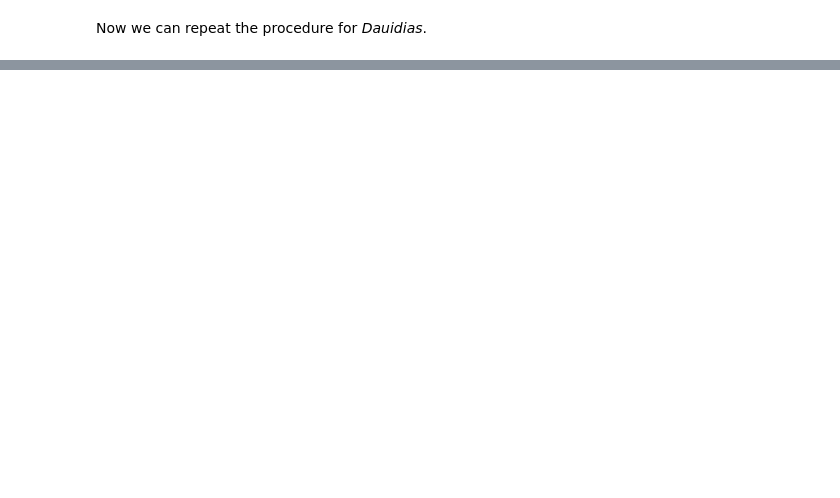
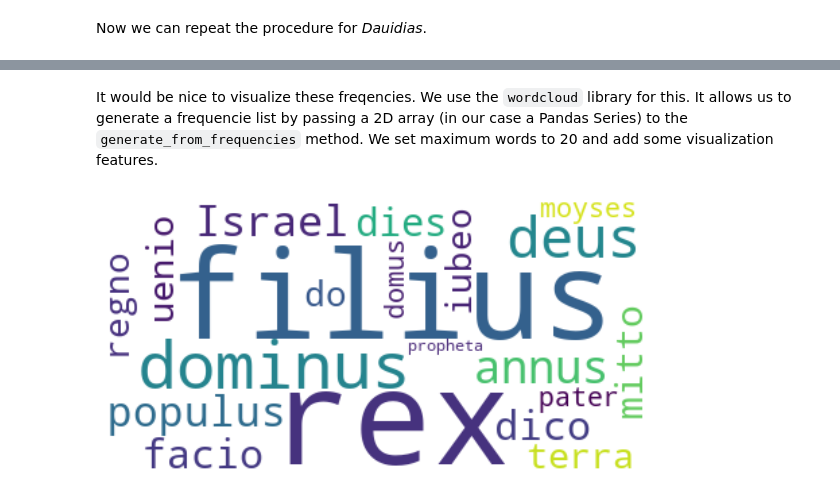
Before and after one commit to petar-soldo/croala-marulic, a Jupyter notebook: croala-marulus.ipynb, the cells around one changed output, grey strips where cells are left out. Cells and saved outputs as stored; diff of their text form; code cells hidden in the pictures; blank space fills up the shorter version.

Commit message:
Expanded text analysis, added graphs.

```diff
--- a/croala-marulus.ipynb
+++ b/croala-marulus.ipynb
@@ -968,0 +973,2 @@ While creating the *Dauidias* dataframe we ran in to some trouble reading certai
+# %%
+stopwords = ['ab', 'ac', 'ad', 'adhic', 'aliqui', 'aliquis', 'an', 'ante', 'apud', 'at', 'atque', 'aut', 'autem', 'cum', 'cur', 'de', 'deinde', 'dum', 'ego', 'enim', 'ergo', 'es', 'esse', 'est', 'et', 'etiam', 'etsi', 'ex', 'fio', 'haud', 'hic', 'iam', 'idem', 'igitur', 'ille', 'in', 'infra', 'inter', 'interim', 'ipse', 'is', 'iste', 'ita', 'magis', 'meus', 'modo', 'mox', 'nam', 'ne', 'nec', 'necque', 'neque', 'nisi', 'non', 'nos', 'noster', 'nunc', 'o', 'ob', 'omnis', 'per', 'possum', 'post', 'pro', 'PUNCT', 'quae', 'quam', 'quare', 'qui', 'quia', 'quicumque', 'quidem', 'quilibet', 'quis', 'quisnam', 'quisquam', 'quisque', 'quisquis', 'quo', 'quod', 'quoniam', 'quum', 'sed', 'si', 'sic', 'sive', 'sub', 'sui', 'sum', 'super', 'suus', 'tam', 'tamen', 'talis', 'trans', 'tu', 'tum', 'tunc', 'tuus', 'ubi', 'ut', 'uel', 'uero', 'vt', 'VERB', ',', '.', ':', '?', '!', ';']
@@ -968,0 +977,3 @@ While creating the *Dauidias* dataframe we ran in to some trouble reading certai
+# %%
+uir_ill_freq = uir_ill_df.loc[~uir_ill_df['LEMMA'].isin(stopwords)]['LEMMA'].value_counts()
+print(uir_ill_freq.head(30))
@@ -968,0 +1019,11 @@ While creating the *Dauidias* dataframe we ran in to some trouble reading certai
+# %% [markdown]
+It would be nice to visualize these freqencies. We use the `wordcloud` library for this. It allows us to generate a frequencie list by passing a 2D array (in our case a Pandas Series) to the `generate_from_frequencies` method. We set maximum words to 20 and add some visualization features.
+# %%
+uir_ill_wc = WordCloud(background_color='white', max_words = 20).generate_from_frequencies(uir_ill_freq)
+# %%
+plt.figure(figsize=(7, 3.5))
+plt.imshow(uir_ill_wc, interpolation = "bilinear")
+plt.axis('off')
+plt.show()
+# %% [output]
+[figure, added]
```
Also changed, not shown: parts of 38 cells of this notebook.
